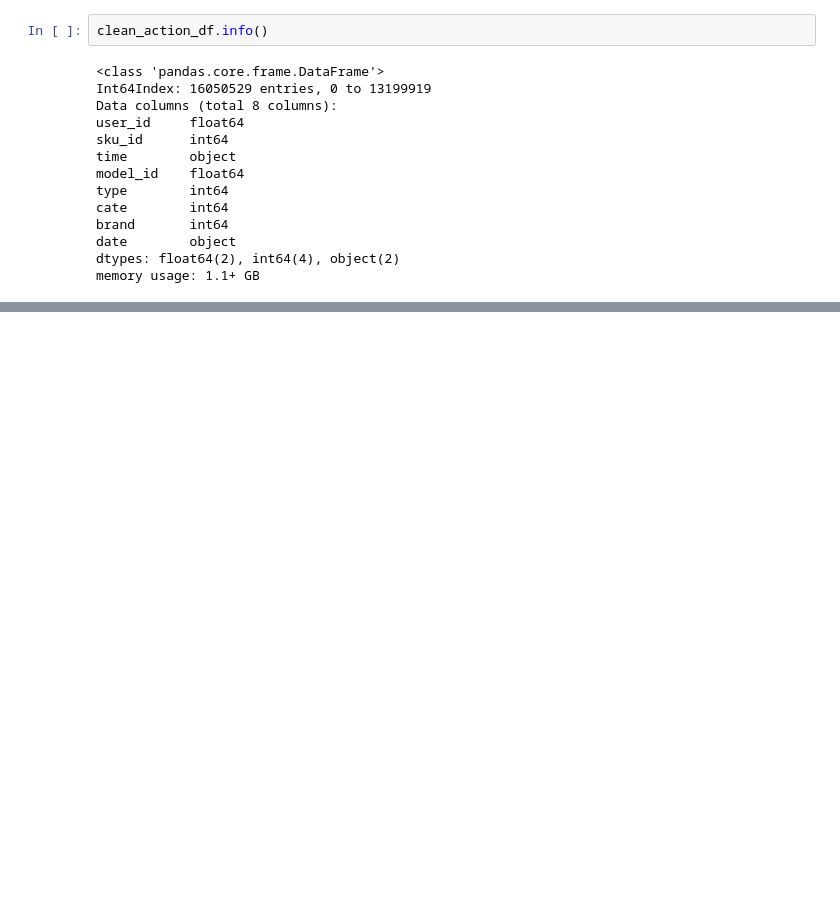
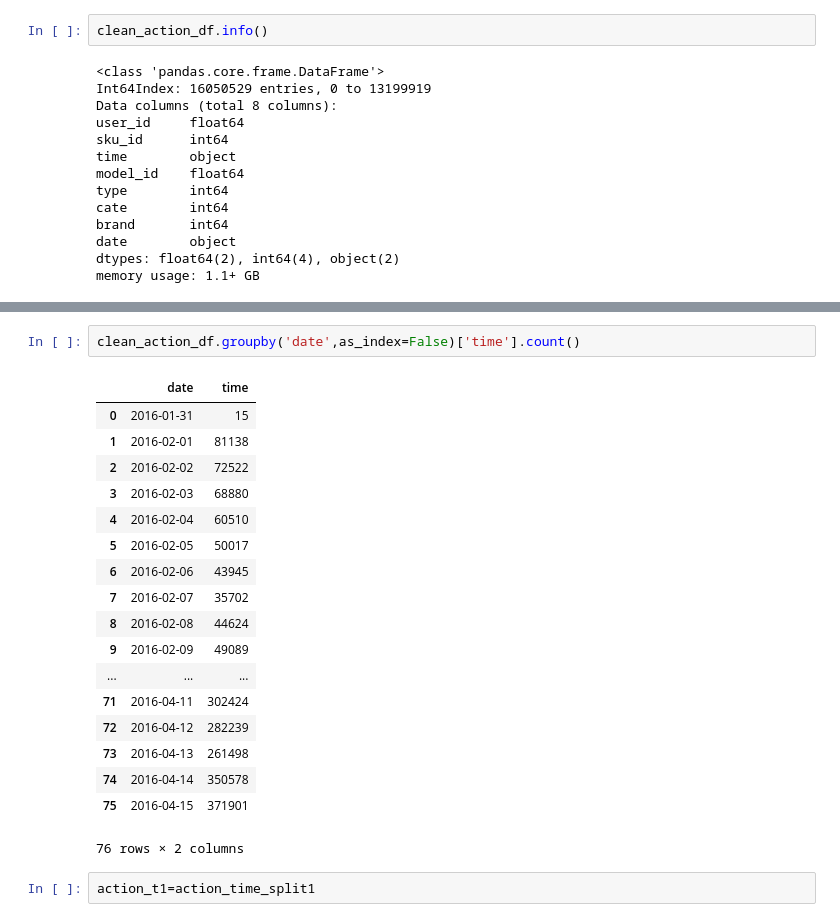
Before and after one commit to princewen/jdata, a Jupyter notebook: data_visual.ipynb, the cells around one changed output, grey strips where cells are left out. Saved outputs shown, nothing was run; the diff lists cells and outputs as text; blank space fills up the shorter version.

```diff
--- a/data_visual.ipynb
+++ b/data_visual.ipynb
@@ -923,0 +942,23 @@ memory usage: 1.1+ GB
+# %%
+clean_action_df.groupby('date',as_index=False)['time'].count()
+# %% [output]
+|  | date | time |
+| 0 | 2016-01-31 | 15 |
+| 1 | 2016-02-01 | 81138 |
+| 2 | 2016-02-02 | 72522 |
+| 3 | 2016-02-03 | 68880 |
+| 4 | 2016-02-04 | 60510 |
+| 5 | 2016-02-05 | 50017 |
+| 6 | 2016-02-06 | 43945 |
+| 7 | 2016-02-07 | 35702 |
+| 8 | 2016-02-08 | 44624 |
+| 9 | 2016-02-09 | 49089 |
+| ... | ... | ... |
+| 71 | 2016-04-11 | 302424 |
+| 72 | 2016-04-12 | 282239 |
+| 73 | 2016-04-13 | 261498 |
+| 74 | 2016-04-14 | 350578 |
+| 75 | 2016-04-15 | 371901 |
+76 rows × 2 columns
+# %%
+action_t1=action_time_split1
```
Also changed, not shown: parts of 23 cells of this notebook.
